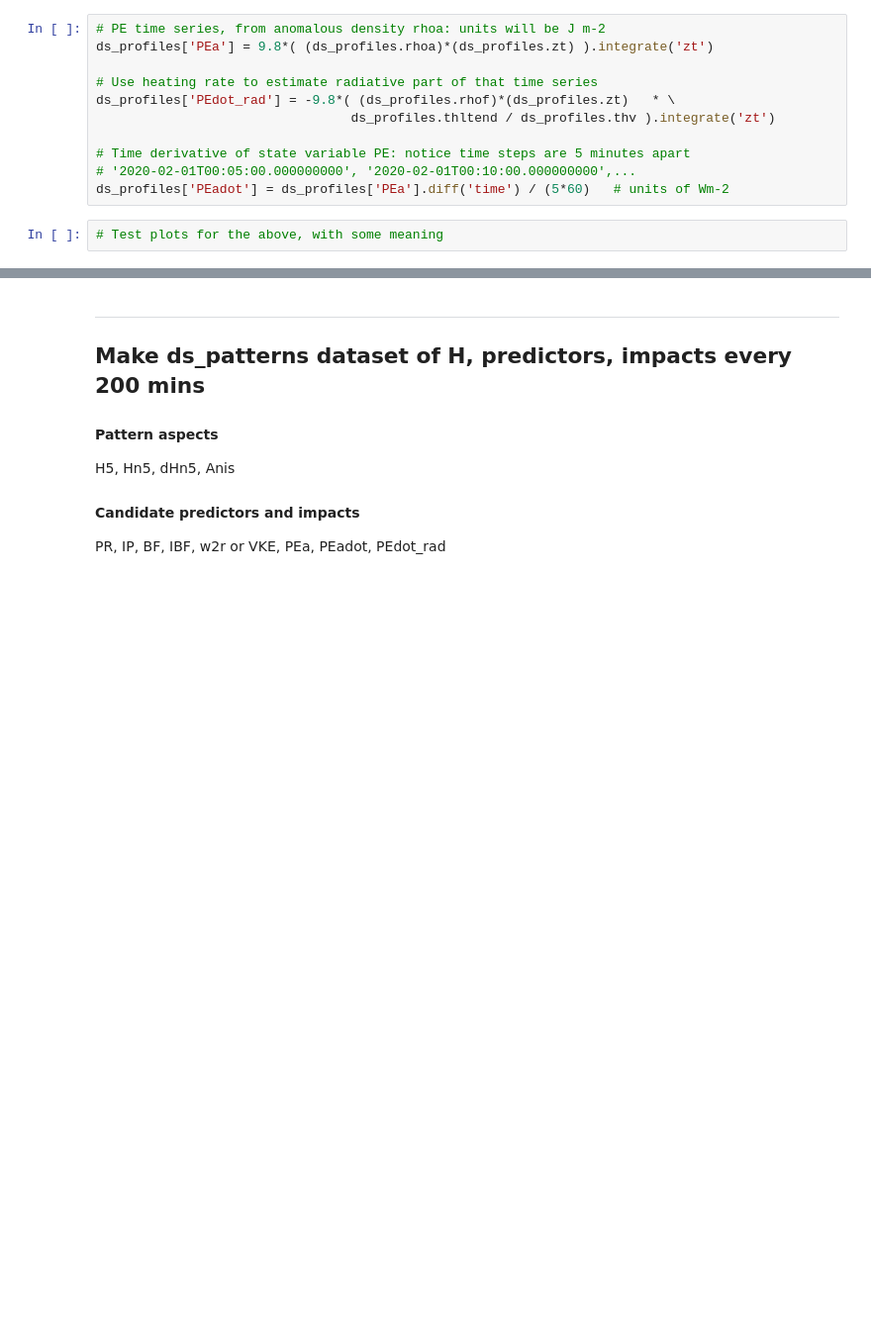
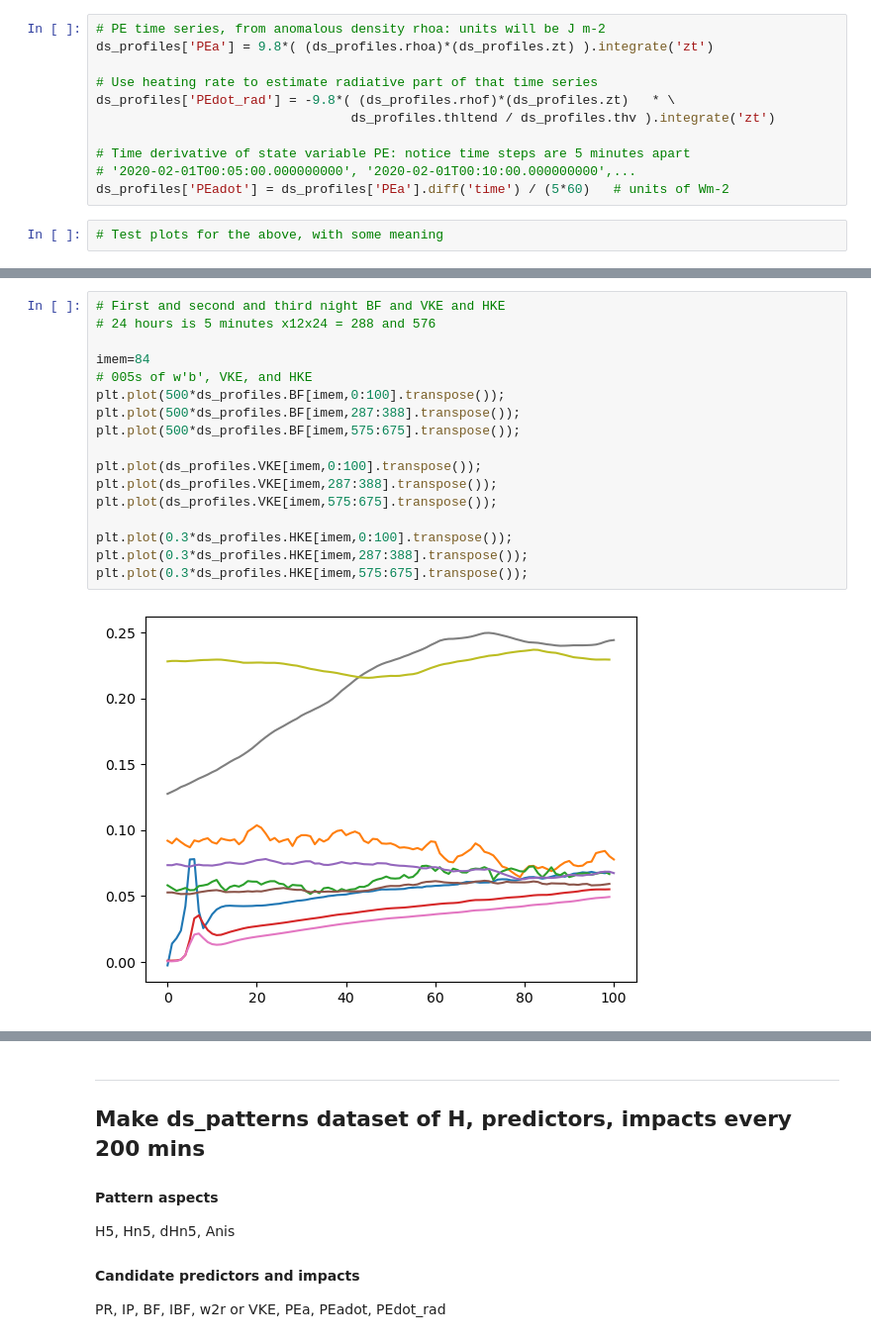
Before and after one commit to brianmapes/EvolutionaryConvection, a Jupyter notebook: Shallow_patterns_CloudBotany/CloudBotany_condprob_entropy.ipynb, the cells around one changed output, grey strips where cells are left out. Shown at 99% size. Drawn from its saved outputs; the diff is of its cells as text; blank space fills up the shorter version.

```diff
--- a/Shallow_patterns_CloudBotany/CloudBotany_condprob_entropy.ipynb
+++ b/Shallow_patterns_CloudBotany/CloudBotany_condprob_entropy.ipynb
@@ -454,0 +504,19 @@ tau.plot(size=2,aspect=3, vmax=1200); plt.title("VKE residence time (seconds)");
+# %%
+# First and second and third night BF and VKE and HKE
+# 24 hours is 5 minutes x12x24 = 288 and 576
+
+imem=84
+# 005s of w'b', VKE, and HKE
+plt.plot(500*ds_profiles.BF[imem,0:100].transpose());
+plt.plot(500*ds_profiles.BF[imem,287:388].transpose());
+plt.plot(500*ds_profiles.BF[imem,575:675].transpose());
+
+plt.plot(ds_profiles.VKE[imem,0:100].transpose());
+plt.plot(ds_profiles.VKE[imem,287:388].transpose());
+plt.plot(ds_profiles.VKE[imem,575:675].transpose());
+
+plt.plot(0.3*ds_profiles.HKE[imem,0:100].transpose());
+plt.plot(0.3*ds_profiles.HKE[imem,287:388].transpose());
+plt.plot(0.3*ds_profiles.HKE[imem,575:675].transpose());
+# %% [output]
+[figure, added]
```
Also changed, not shown: parts of 31 cells of this notebook, 1 other file.
